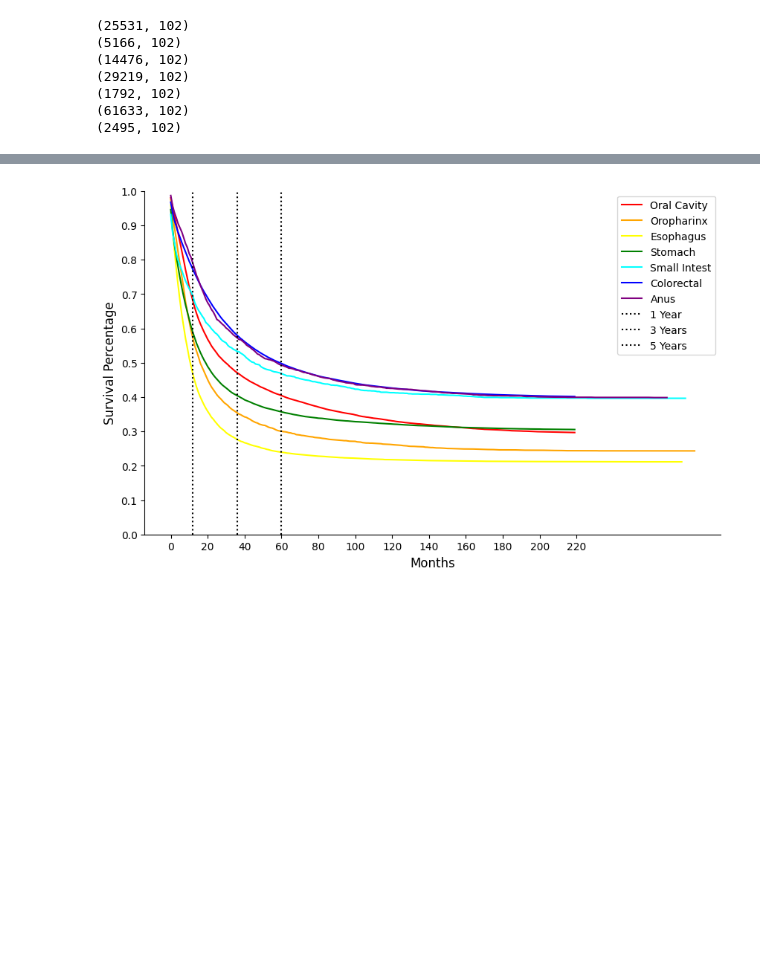
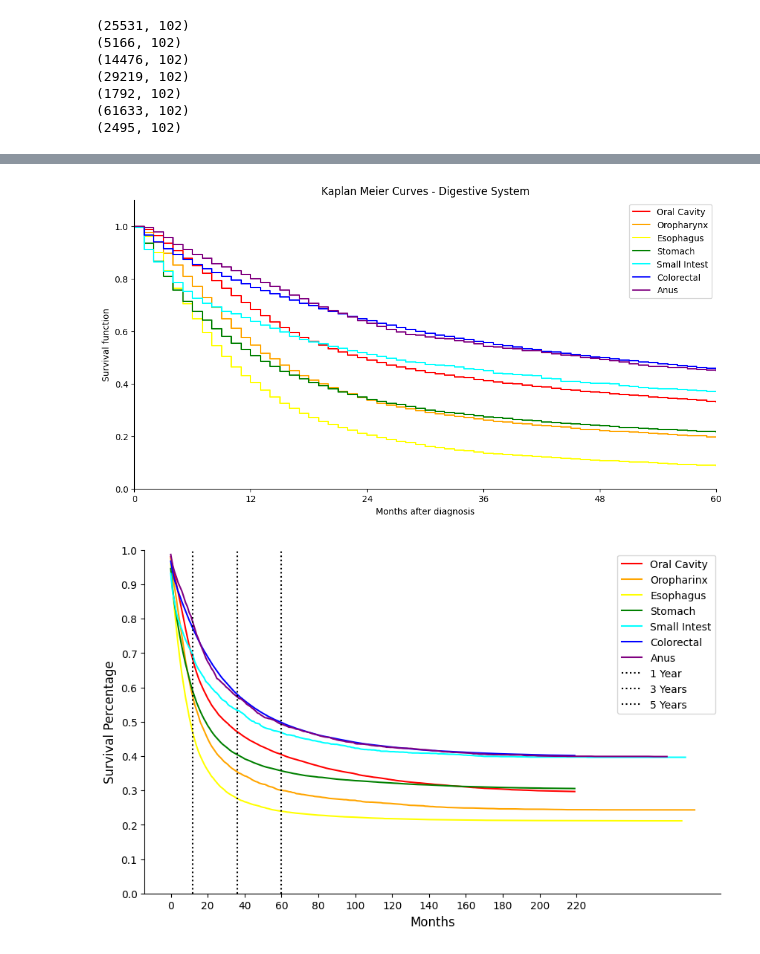
Before and after one commit to CDIA-NSEE/cancer_cross_prediction, a Jupyter notebook: [Digestive system] Data preparation.ipynb, the cells around one changed output, grey strips where cells are left out. Saved outputs shown, nothing was run; the diff lists cells and outputs as text; code cells hidden in the pictures; blank space fills up the shorter version.

Commit message:
update graphs

```diff
--- a/[Digestive system] Data preparation.ipynb
+++ b/[Digestive system] Data preparation.ipynb
@@ -501,3 +492,43 @@ fig.show()
+# %%
+# Define cancer type names and corresponding colors for the plot
+nomes = ['Oral Cavity', 'Oropharynx', 'Esophagus', 'Stomach', 'Small Intest', 'Colorectal', 'Anus']
+colors = ['red', 'orange', 'yellow', 'green', 'cyan', 'blue', 'purple']
+list_dfs = [df_boca, df_oro, df_eso, df_esto, df_delg, df_colo, df_anus]
+
+# Survival Curve Plotting
+fig = plt.figure(figsize=(12, 6))  # Create the plot figure
+ax = plt.subplot(111)  # Create the axes for the plot
+
+for i, df_aux in enumerate(list_dfs):
+    df = df_aux.copy()
+    df['ULTIDIAG'] = np.ceil(df['ULTIDIAG']/30).astype(int)
+
+    # Kaplan-Meier
+    E = (df.obito_geral == 1)  # Extract event data (death)
+    T = df.ULTIDIAG  # Extract time-to-event data (months since diagnosis)
+
+    kmf = KaplanMeierFitter()  # Initialize Kaplan-Meier model
+    ax = kmf.fit(T, E).plot_survival_function(ax=ax, ci_show=False,  # Fit and plot Kaplan-Meier survival curve
+                                              show_censors=False,  # Show censoring events
+                                              label=nomes[i],
+                                              color=colors[i])  # Set label for the curve
+title = f'Kaplan Meier Curves - Digestive System'  # Set title for comparison plot
+
+# Plot Formatting
+ax.set_title(title)  # Set the plot title
+ax.set_xlabel('Months after diagnosis')  # Set x-axis label
+ax.set_ylabel('Survival function')  # Set y-axis label
+ax.spines['top'].set_visible(False)  # Remove top border
+ax.spines['right'].set_visible(False)  # Remove right border
+plt.xticks(np.arange(0, 72, 12))  # Set x-axis ticks every 12 months
+plt.xlim([0, 60])  # Set y-axis limits
+plt.ylim([0, 1.1])  # Set y-axis limits
+plt.legend()  # Show the legend
+
+# Save the chart as an SVG file
+fig.savefig('km_digestive_system.svg', format='svg');
+# %% [output]
+[figure, added]
 # %%
 def plot_survs(list_dfs):
     """
```
Also changed, not shown: parts of 19 cells of this notebook, 1 other file.
